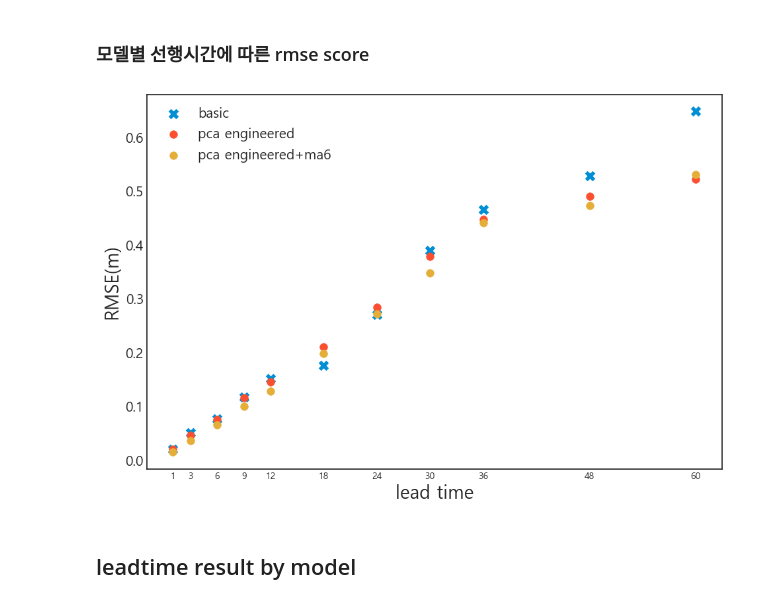
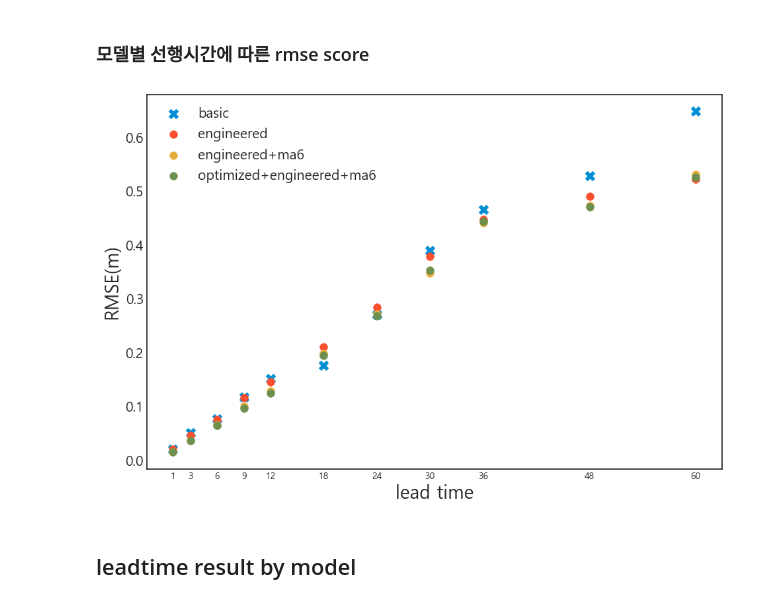
Before and after one commit to Bae-ChangHyun/Waterlevel-predict, a Jupyter notebook: code/수위 예측.ipynb, the cells around one changed output. Saved outputs shown, nothing was run; the diff lists cells and outputs as text; code cells hidden in the pictures.

```diff
--- a/code/수위 예측.ipynb
+++ b/code/수위 예측.ipynb
@@ -780,7 +707,7 @@ Modeling Start*******
 # %% [markdown]
 ##  base model result
 # %%
-filepath = "../result/base_model/leadtime/" # basic
+filepath = f"../result/base_model/leadtime/" # basic
 
 preds_list,scores=[],[]
 days_list=[1,3,6,9,12,18,24,30,36,48,60,72]
@@ -852,7 +779,7 @@ else:
 # %% [markdown]
 ## moving_average=6 / feature engineering model result
 # %%
-filepath = "../result/new_model2/leadtime/" # feature
+filepath =f"../result/{version}/model2/leadtime/" # feature
 
 preds_list,scores3=[],[]
 days_list=[1,3,6,9,12,18,24,30,36,48,60,72]
@@ -863,7 +790,7 @@ if(check(filepath)==0): # 해당경로에 없을 때
         print("#"*50)
         print("LeadTime=%d"%days_list[i])
         print("Modeling Start")
-        base_set=load_dataset2(days_list[i],6,1)
+        base_set=defver(days_list[i],6,1)
         model=RandomForestRegressor(n_jobs=-1,random_state=624)
         model = model.fit(base_set[0],base_set[2])
         pred = model.predict(base_set[1])
@@ -888,19 +815,19 @@ else:
 # %% [markdown]
 ## moving_average=6 / feature engineering / optimized model result
 # %%
-filepath = "../result/model3/leadtime/" # feature
+filepath =f"../result/{version}/model3/leadtime/" # feature
 days_list=[1,3,6,9,12,18,24,30,36,48,60,72]
 preds_list,scores4=[],[]
 
 if(check(filepath)==0):
-    tmp = joblib.load(f"../result/model3/optimized_wl_jamsu.pkl")
+    tmp = joblib.load(f"../result/{version}/model3/optimized_wl_jamsu.pkl")
     params = tmp.best_trial.params
     del tmp
     for i in tqdm(range(len(days_list))):
         print("#"*50)
         print("LeadTime=%d"%days_list[i])
         print("Modeling Start")
-        base_set=load_dataset(days_list[i],6,1)
+        base_set=defver(days_list[i],6,1)
         model=RandomForestRegressor(**params,random_state=624,n_jobs=-1)
         model = model.fit(base_set[0],base_set[2])
         pred = model.predict(base_set[1])
@@ -909,9 +836,8 @@ if(check(filepath)==0):
         print("RMSE score is %f / NSE score is %f"%(metric(answer,pred)[0],metric(answer,pred)[1]))
         preds_list.append(pred)
         pred.to_csv(f"{filepath}wl_jamsu({days_list[i]}).csv",index=False)
-        joblib.dump(model, f"D:/waterdata/result/leadtime/wl_jamsu({days_list[i]}).cs")
+        joblib.dump(model, f"D:/waterdata/result/leadtime/wl_jamsu({days_list[i]}).pkl")
         print("Modeling END")
-
         del base_set
         del model
 else:
@@ -940,37 +866,34 @@ for i in tqdm(range(len(days_list))):
     tmp=pd.read_csv(f"../result/base_model/leadtime/wl_jamsu({days_list[i]}).csv")
     scores1.append(metric(answer,tmp)[0])
 
-    tmp=pd.read_csv(f"../result/model/leadtime/wl_jamsu({days_list[i]}).csv")
+    tmp=pd.read_csv(f"../result/version2/model/leadtime/wl_jamsu({days_list[i]}).csv")
     scores2.append(metric(answer,tmp)[0])
 
-    tmp=pd.read_csv(f"../result/model2/leadtime/wl_jamsu({days_list[i]}).csv")
+    tmp=pd.read_csv(f"../result/version2/model2/leadtime/wl_jamsu({days_list[i]}).csv")
     scores3.append(metric(answer,tmp)[0])
 
-    tmp=pd.read_csv(f"../result/new_model/leadtime/wl_jamsu({days_list[i]}).csv")
+    tmp=pd.read_csv(f"../result/version2/model3/leadtime/wl_jamsu({days_list[i]}).csv")
     scores4.append(metric(answer,tmp)[0])
-
-    tmp=pd.read_csv(f"../result/new_model2/leadtime/wl_jamsu({days_list[i]}).csv")
-    scores5.append(metric(answer,tmp)[0])
 # %%
 fig=plt.figure(figsize=(10,7))
 plt.scatter(days_list[:-1], scores[:-1], s=70, label='basic',marker='x')
-#plt.scatter(days_list[:-1], scores2[:-1], s=70, label='engineered',marker='o')
-#plt.scatter(days_list[:-1], scores3[:-1], s=70, label='engineered+ma6',marker='o')
-plt.scatter(days_list[:-1], scores4[:-1], s=70, label='pca engineered',marker='o')
-plt.scatter(days_list[:-1], scores5[:-1], s=70, label='pca engineered+ma6',marker='o')
+plt.scatter(days_list[:-1], scores2[:-1], s=70, label='engineered',marker='o')
+plt.scatter(days_list[:-1], scores3[:-1], s=70, label='engineered+ma6',marker='o')
+plt.scatter(days_list[:-1], scores4[:-1], s=70, label='optimized+engineered+ma6',marker='o')
+#plt.scatter(days_list[:-1], scores5[:-1], s=70, label='pca engineered+ma6',marker='o')
 
 
 
 plt.legend(fontsize=15)
 plt.xticks(days_list[:-1], fontsize=10)
 plt.yticks(fontsize=15)
 
 plt.xlabel("lead time", fontsize=20)
 plt.ylabel("RMSE(m)", fontsize=20);
 
 #fig.savefig(f"image/model comparison", transparent = True,dpi=300, bbox_inches='tight');
 # %% [output]
-[figure, old version]
+[figure, new version]
 # %% [markdown]
 ## leadtime result by model
 # %%
```
Also changed, not shown: parts of 13 cells of this notebook.
